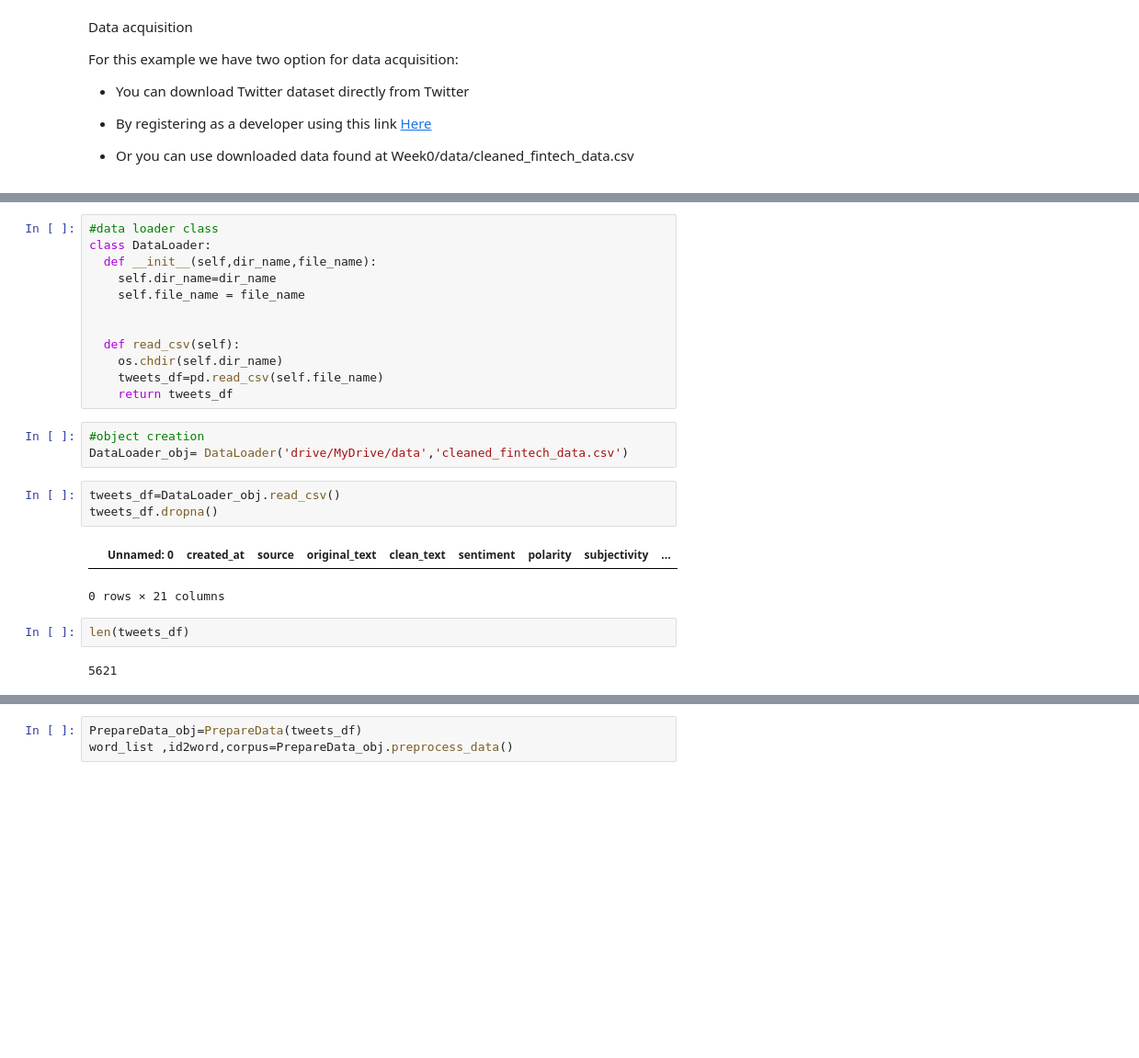
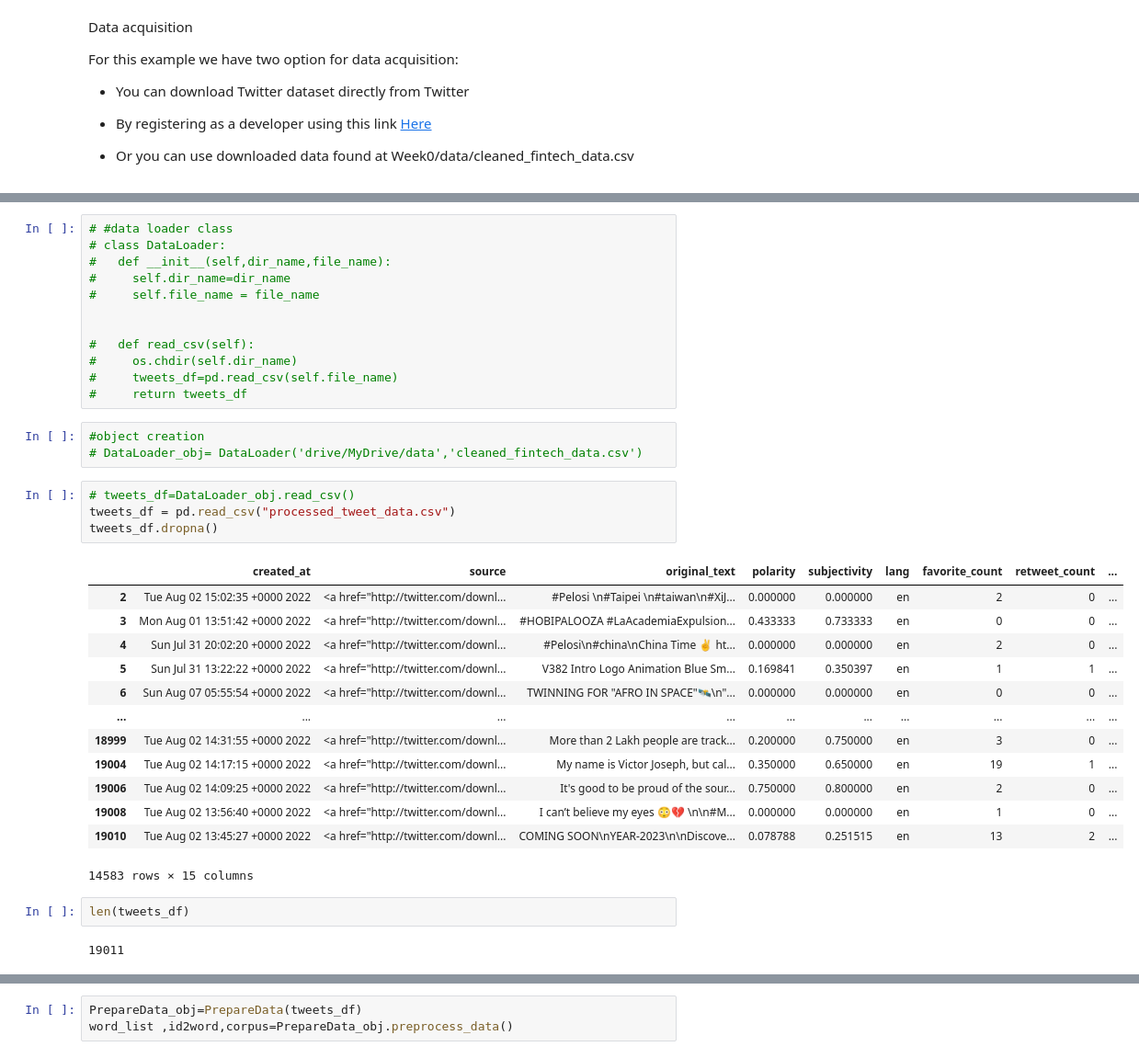
Before and after one commit to Kamuzinzi/Twitter-Data-Analysis, a Jupyter notebook: Modeling_Twitter.ipynb, the cells around one changed output, grey strips where cells are left out. Shown: that part at 92% size. Saved outputs shown, nothing was run; the diff lists cells and outputs as text; blank space fills up the shorter version.

```diff
--- a/Modeling_Twitter.ipynb
+++ b/Modeling_Twitter.ipynb
@@ -69,30 +69,42 @@ drive.mount('/content/drive')
 # %% [output]
 Drive already mounted at /content/drive; to attempt to forcibly remount, call drive.mount("/content/drive", force_remount=True).
 # %%
-#data loader class
-class DataLoader:
-  def __init__(self,dir_name,file_name):
-    self.dir_name=dir_name
-    self.file_name = file_name
+# #data loader class
+# class DataLoader:
+#   def __init__(self,dir_name,file_name):
+#     self.dir_name=dir_name
+#     self.file_name = file_name
 
 
-  def read_csv(self):
-    os.chdir(self.dir_name)
-    tweets_df=pd.read_csv(self.file_name)
-    return tweets_df
+#   def read_csv(self):
+#     os.chdir(self.dir_name)
+#     tweets_df=pd.read_csv(self.file_name)
+#     return tweets_df
 # %%
 #object creation
-DataLoader_obj= DataLoader('drive/MyDrive/data','cleaned_fintech_data.csv')
+# DataLoader_obj= DataLoader('drive/MyDrive/data','cleaned_fintech_data.csv')
 # %%
-tweets_df=DataLoader_obj.read_csv()
+# tweets_df=DataLoader_obj.read_csv()
+tweets_df = pd.read_csv("processed_tweet_data.csv")
 tweets_df.dropna()
 # %% [output]
-|  | Unnamed: 0 | created_at | source | original_text | clean_text | sentiment | polarity | subjectivity | ... |
+|  | created_at | source | original_text | polarity | subjectivity | lang | favorite_count | retweet_count | ... |
+| 2 | Tue Aug 02 15:02:35 +0000 2022 | <a href="http://twitter.com/downl... | #Pelosi \n#Taipei \n#taiwan\n#XiJ... | 0.000000 | 0.000000 | en | 2 | 0 | ... |
+| 3 | Mon Aug 01 13:51:42 +0000 2022 | <a href="http://twitter.com/downl... | #HOBIPALOOZA #LaAcademiaExpulsion... | 0.433333 | 0.733333 | en | 0 | 0 | ... |
+| 4 | Sun Jul 31 20:02:20 +0000 2022 | <a href="http://twitter.com/downl... | #Pelosi\n#china\nChina Time ✌️ ht... | 0.000000 | 0.000000 | en | 2 | 0 | ... |
+| 5 | Sun Jul 31 13:22:22 +0000 2022 | <a href="http://twitter.com/downl... | V382 Intro Logo Animation Blue Sm... | 0.169841 | 0.350397 | en | 1 | 1 | ... |
+| 6 | Sun Aug 07 05:55:54 +0000 2022 | <a href="http://twitter.com/downl... | TWINNING FOR "AFRO IN SPACE"🛰️\n"... | 0.000000 | 0.000000 | en | 0 | 0 | ... |
+| ... | ... | ... | ... | ... | ... | ... | ... | ... | ... |
+| 18999 | Tue Aug 02 14:31:55 +0000 2022 | <a href="http://twitter.com/downl... | More than 2 Lakh people are track... | 0.200000 | 0.750000 | en | 3 | 0 | ... |
+| 19004 | Tue Aug 02 14:17:15 +0000 2022 | <a href="http://twitter.com/downl... | My name is Victor Joseph, but cal... | 0.350000 | 0.650000 | en | 19 | 1 | ... |
+| 19006 | Tue Aug 02 14:09:25 +0000 2022 | <a href="http://twitter.com/downl... | It's good to be proud of the sour... | 0.750000 | 0.800000 | en | 2 | 0 | ... |
+| 19008 | Tue Aug 02 13:56:40 +0000 2022 | <a href="http://twitter.com/downl... | I can’t believe my eyes 😳💔 \n\n#M... | 0.000000 | 0.000000 | en | 1 | 0 | ... |
+| 19010 | Tue Aug 02 13:45:27 +0000 2022 | <a href="http://twitter.com/downl... | COMING SOON\nYEAR-2023\n\nDiscove... | 0.078788 | 0.251515 | en | 13 | 2 | ... |
-0 rows × 21 columns
+14583 rows × 15 columns
 # %%
 len(tweets_df)
 # %% [output]
-5621
+19011
 # %%
 tweets_df.head()
 # %% [output]
```
Also changed, not shown: parts of 10 cells of this notebook, 2 other files.
